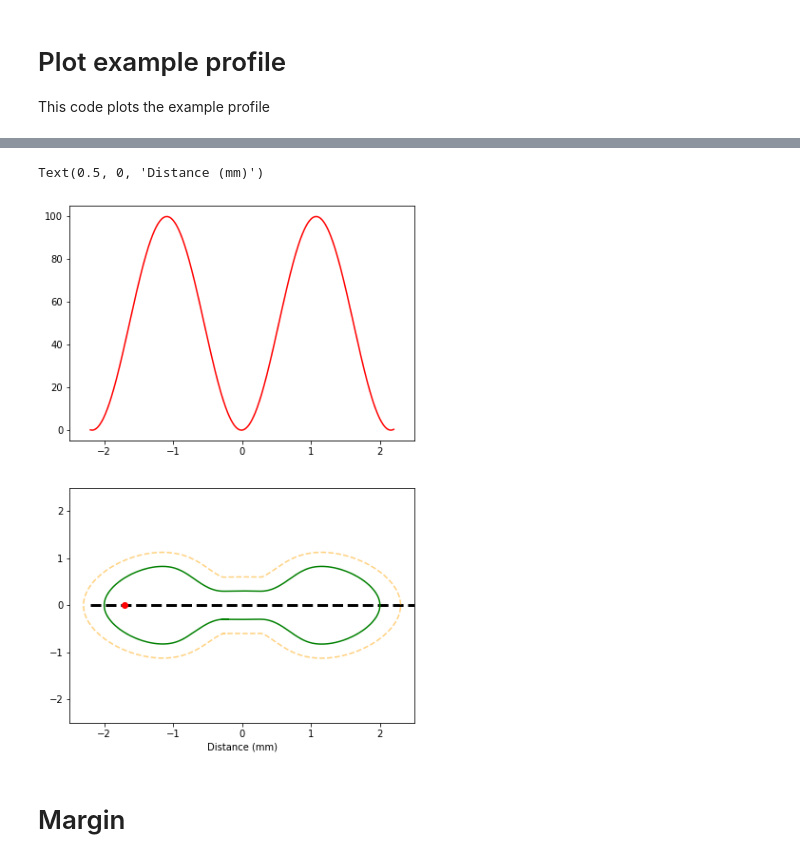
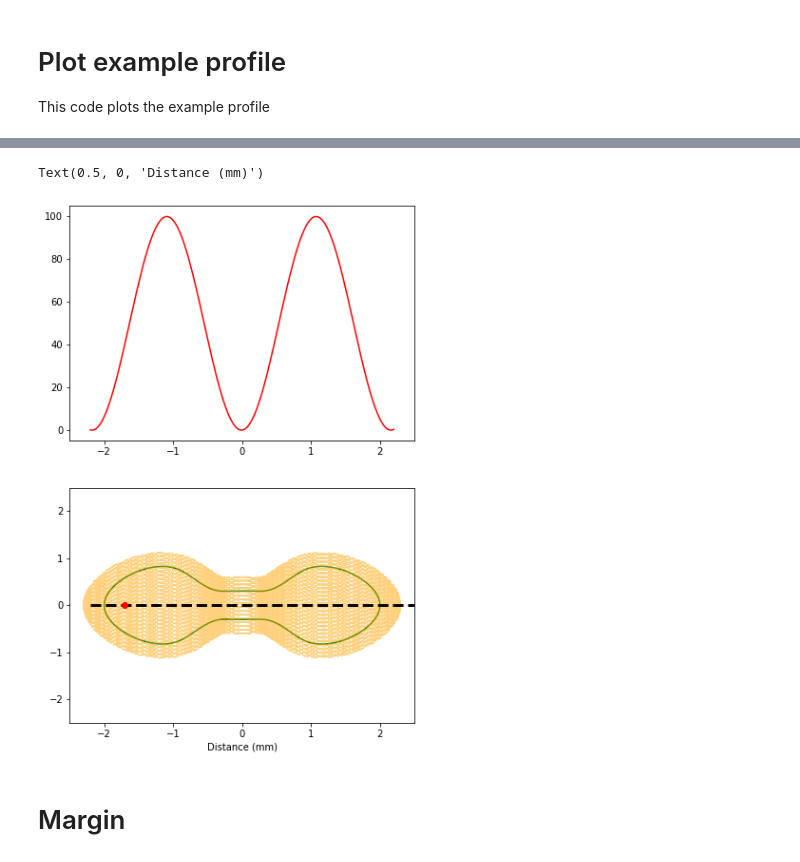
Before and after one commit to ipa/configurable_ablation, a Jupyter notebook: plots/plot_profile.ipynb, the cells around one changed output, grey strips where cells are left out. Saved outputs shown, nothing was run; the diff lists cells and outputs as text; code cells hidden in the pictures.

```diff
--- a/plots/plot_profile.ipynb
+++ b/plots/plot_profile.ipynb
@@ -141,21 +141,21 @@ x, y, z = get_inside(x_margin, y_margin)
 # %%
 plt.figure(figsize=(6.5, 10))
 plt.subplot(2, 1, 1)
 plt.plot(x_power, y_power, color='red');
 plt.xlim(-2.5, 2.5)
 
 plt.subplot(2, 1, 2)
 range_ = list(range(400))
 plt.plot(x_tumor, y_tumor, color='green')
-plt.plot(x_margin, y_margin, color='orange', alpha=0.5, linestyle='dashed');
+plt.plot(x_margin, y_margin, color='orange', alpha=0.5, linestyle='dotted');
 plt.hlines(xmin=-2.2, xmax=2.5, y=0, linewidth=3, color='black', linestyle='dashed');
 plt.plot(-1.7, 0, 'ro');
 plt.xlim(-2.5, 2.5)
 plt.ylim(-2.5, 2.5)
 plt.xlabel("Distance (mm)")
 # %% [output]
 Text(0.5, 0, 'Distance (mm)')
-[figure, old version]
+[figure, new version]
 # %% [markdown]
 # Margin
 # %%
```
Also changed, not shown: parts of 4 cells of this notebook, 1 other file.
